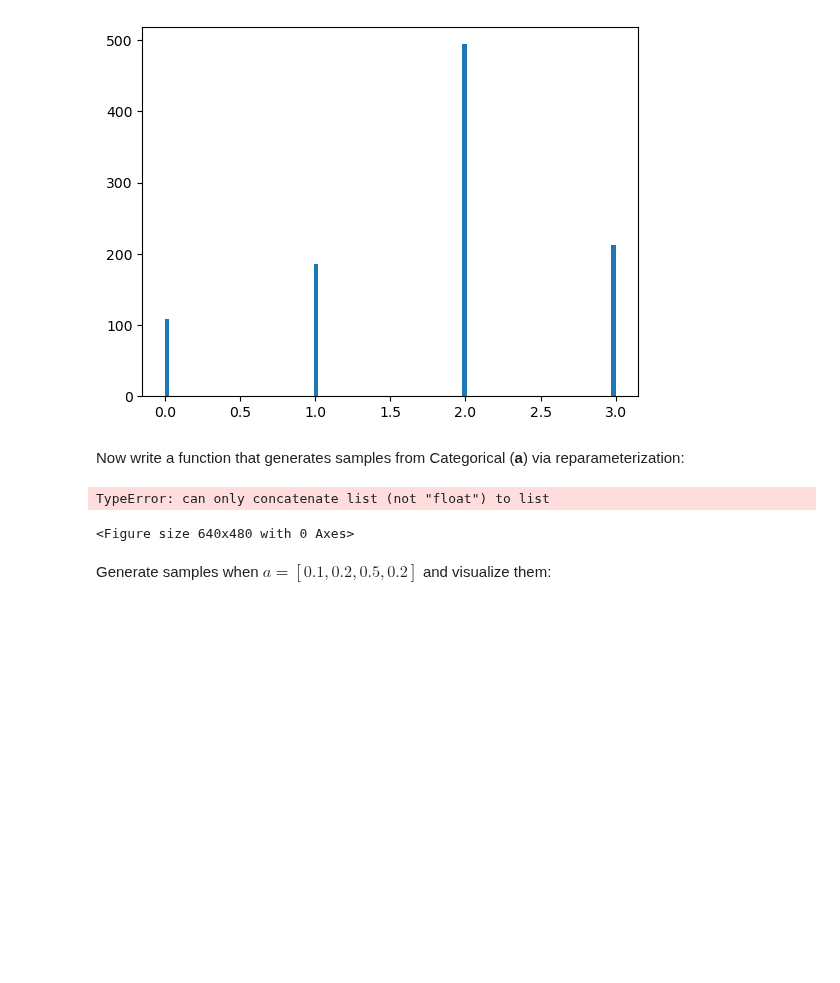
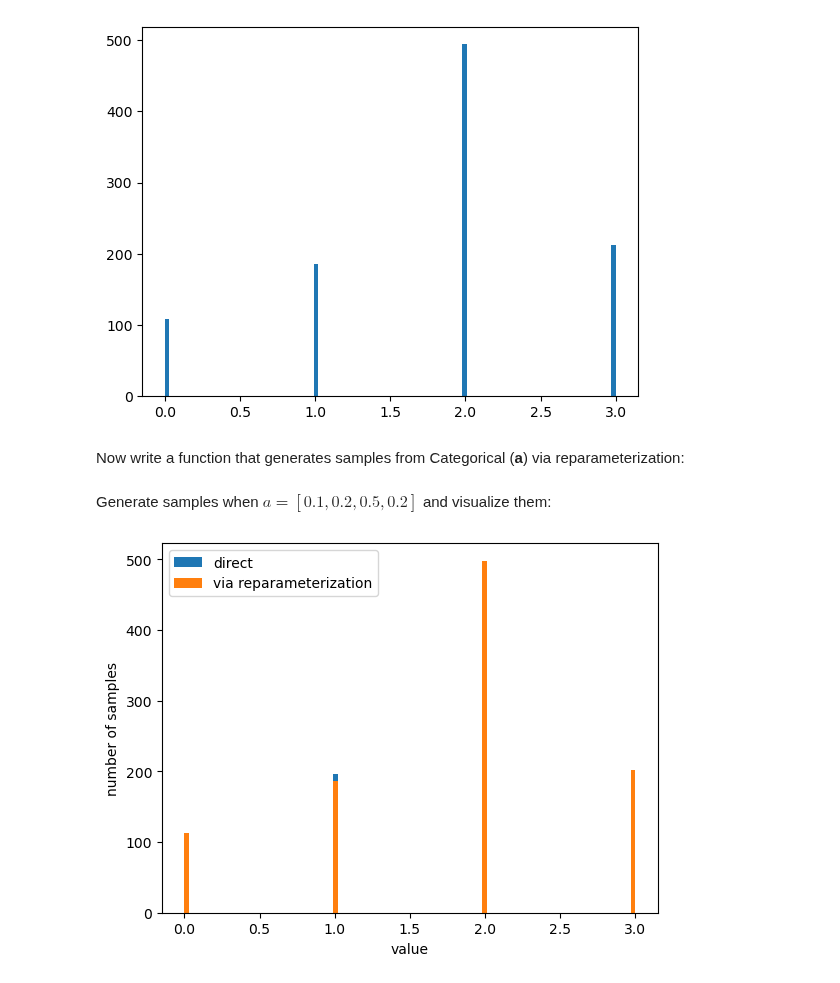
Before and after one commit to Blasty1/Machine-Learning-Advanved, a Jupyter notebook: Assignment-AD1/1AD-B1-Reparameterization.ipynb, the cells around one changed output. Saved outputs shown, nothing was run; the diff lists cells and outputs as text; code cells hidden in the pictures; blank space fills up the shorter version.

```diff
--- a/Assignment-AD1/1AD-B1-Reparameterization.ipynb
+++ b/Assignment-AD1/1AD-B1-Reparameterization.ipynb
@@ -50,21 +50,14 @@ def categorical_reparametrize(a, N, temp=0.1, eps=1e-20):  # temp and eps are hy
   samples = torch.nn.functional.softmax(x / temp, dim=-1)
 
   return samples # make sure that your implementation allows the gradient to backpropagate
-
-
-## TEST
-plt.figure()
-samples = categorical_reparametrize([0.1,0.2,0.5,0.2], 5)
-plt.hist(samples, bins=100)
-plt.show()
-# %% [output]
-TypeError: can only concatenate list (not "float") to list
-<Figure size 640x480 with 0 Axes>
 # %% [markdown]
 Generate samples when $a = [0.1,0.2,0.5,0.2]$ and visualize them:
 # %%
 a = torch.tensor([0.1,0.2,0.5,0.2])
 N = 1000
 direct_samples = categorical_sampler(a, N)
 reparametrized_samples = categorical_reparametrize(a, N, temp=0.1, eps=1e-20)
-compare_samples(direct_samples, reparametrized_samples)
+indices = reparametrized_samples.argmax(dim=1,keepdim=True)
+compare_samples(direct_samples, indices)
+# %% [output]
+[figure, added]
```
Also changed, not shown: 4 other files.
